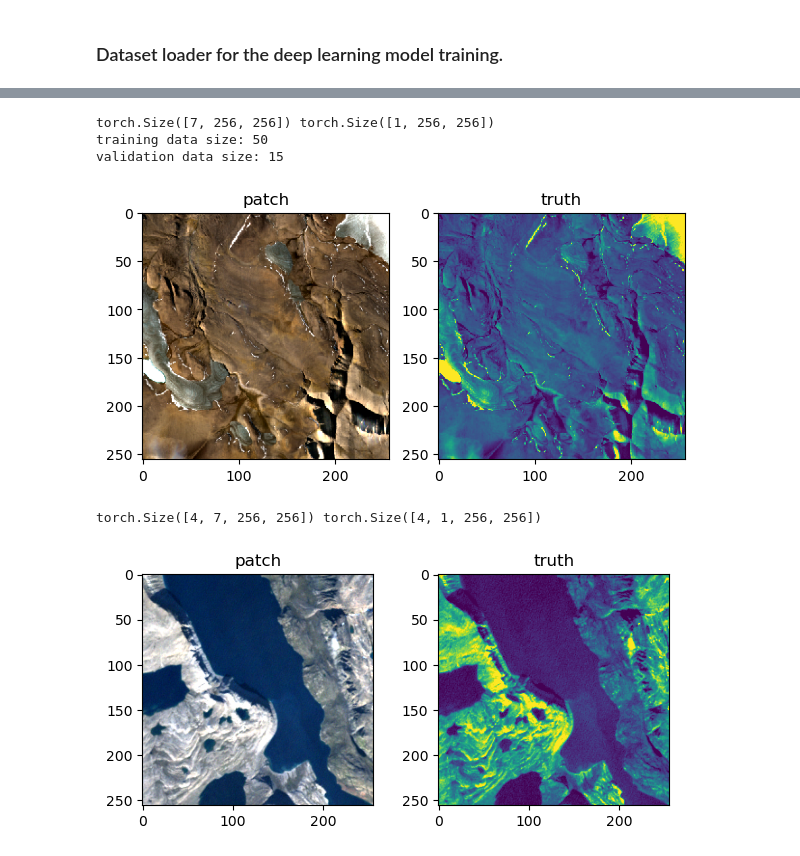
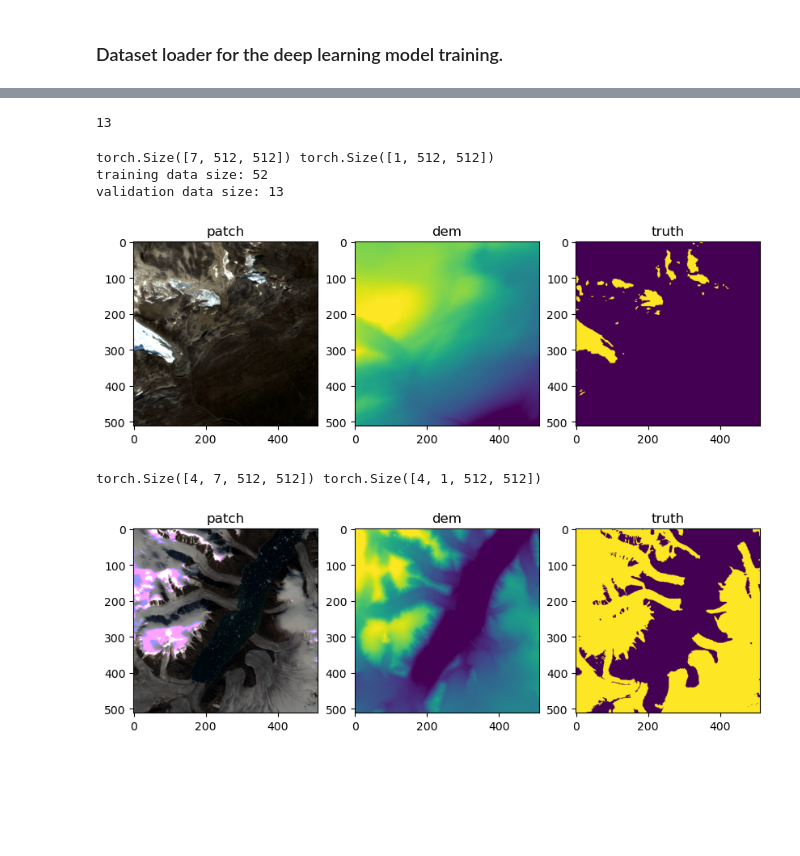
Before and after one commit to Hydrological-Observation-Group/GlaSet, a Jupyter notebook: notebooks/3_dset_loader.ipynb, the cells around one changed output, grey strips where cells are left out. Cells and saved outputs as stored; diff of their text form; code cells hidden in the pictures; blank space fills up the shorter version.

```diff
--- a/notebooks/3_dset_loader.ipynb
+++ b/notebooks/3_dset_loader.ipynb
@@ -53,3 +47,20 @@ data/scene/S2_scene_01.tif
+# %%
+paths_truth = sorted(glob.glob('data/dset/truth/*.tif'))
+random.shuffle(paths_truth, random.seed(1))  # Set a seed for reproducibility
+paths_scene = [path.replace('.tif', '.tif').replace('truth','scene') for path in paths_truth]
+paths_dem = [path.replace('.tif', '_dem.tif').replace('truth','dem') for path in paths_truth]
+## split the dataset into training and validation sets
+## validation set (13 scenes)
+paths_truth_val = paths_truth[:13]
+paths_scene_val = paths_scene[:13]
+paths_dem_val = paths_dem[:13]
+## Training set (remaining scenes)
+paths_truth_tra = paths_truth[13:]
+paths_scene_tra = paths_scene[13:]
+paths_dem_tra = paths_dem[13:]
+len(paths_scene_val)
+# %% [output]
+13
 # %%
 ## create related functions
 ## - crop scene to patches
@@ -112,62 +119,56 @@ def read_normalize(scene_arr):
 # %%
 ### - Dataset definition
 class Dataset(torch.utils.data.Dataset):
-    def __init__(self, paths_scene, paths_truth, paths_dem=None, use_dem=False):
+    def __init__(self, paths_scene, paths_truth, paths_dem=None):
         self.paths_scene = paths_scene
         self.paths_truth = paths_truth
         self.paths_dem = paths_dem
-        self.use_dem = use_dem
-
     def __getitem__(self, idx):
         # Load scene and truth image
         scene_path = self.paths_scene[idx]
         truth_path = self.paths_truth[idx]
-
+        ## read scene and truth images
         with rio.open(scene_path) as src:
             scene_arr = src.read().transpose((1, 2, 0))  # (H, W, C)
-
-        if self.use_dem and self.paths_dem is not None:
+        ## scene normalization
+        if 's2_scene' in scene_path: scene_arr = scene_arr / 10000  # scale to [0, 1] if needed, adjust based on your data
+        else: scene_arr = scene_arr/ 65455  # scale to [0, 1] if needed, adjust based on your data
+        with rio.open(truth_path) as truth_src:
+            truth_arr = truth_src.read(1)  # (H, W)
+        ## read dem
+        if self.paths_dem is not None:
             dem_path = self.paths_dem[idx]
             with rio.open(dem_path) as dem_src:
                 dem_arr = dem_src.read(1)  # (H, W)
             dem_arr = dem_arr[:, :, np.newaxis]  # expand to (H, W, 1)
-            scene_arr = np.concatenate([scene_arr, dem_arr], axis=-1)  # (H, W, C+1)
-
-        with rio.open(truth_path) as truth_src:
-            truth_arr = truth_src.read(1)  # (H, W)
-
-        ## Pre-processing
-        scene_arr = read_normalize(scene_arr)  # normalization
-        scene_arr = scene_arr.astype(np.float32).transpose((2, 0, 1))  # (C, H, W)
-        patch, truth = crop(size=(256, 256))(scene_arr, truth_arr)  # crop
+            ## dem normalization
+            dem_arr = dem_arr / 8848  # scale to [0, 1] if needed, adjust based on your data
+        scene_arr = np.concatenate([scene_arr, dem_arr], axis=-1)  # (H, W, C+1)
+        scene_arr = scene_arr.astype(np.float32).transpose((2, 0, 1))
+        patch, truth = crop(size=(512, 512))(scene_arr, truth_arr)  # crop
         truth = truth[np.newaxis, :].astype(np.float32)  # (1, H, W)
         patch = torch.from_numpy(patch).float()
         truth = torch.from_numpy(truth).float()
         return patch, truth
-
     def __len__(self):
         return len(self.paths_scene)
 # %%
 ## Create dataset instances
-#use dem
-tra_data = Dataset(paths_scene=paths_scene_tra, paths_truth=paths_scene_tra, paths_dem=paths_tra_dem, use_dem=True)
-val_data = Dataset(paths_scene=paths_scene_val, paths_truth=paths_scene_val, paths_dem=paths_val_dem,use_dem=True)
-
-# #Do not use DEM
-# tra_data = Dataset(paths_scene=paths_scene_tra, paths_truth=paths_scene_tra, paths_dem=paths_tra_dem, use_dem=False)
-# val_data = Dataset(paths_scene=paths_scene_val, paths_truth=paths_scene_val, paths_dem=paths_val_dem,use_dem=False)
+tra_data = Dataset(paths_scene=paths_scene_tra, paths_truth=paths_truth_tra, paths_dem=paths_dem_tra)
+val_data = Dataset(paths_scene=paths_scene_val, paths_truth=paths_truth_val, paths_dem=paths_dem_val)
 # %%
 patch, truth = tra_data[0]
+scene, dem = patch[:-1], patch[-1]  # last channel is dem
 print(patch.shape, truth.shape)
 print('training data size:',len(tra_data))
 print('validation data size:', len(val_data))
-imsShow([patch.numpy().transpose((1, 2, 0)), truth[0].numpy()],
-                        img_name_list=['patch', 'truth'], figsize=(7, 4))
+imsShow([scene.numpy().transpose((1, 2, 0)), dem.numpy(), truth[0].numpy()],
+              clip_list=[2,2,2], img_name_list=['patch','dem','truth'], figsize=(10, 3))
 # %% [output]
-torch.Size([7, 256, 256]) torch.Size([1, 256, 256])
-training data size: 50
-validation data size: 15
+torch.Size([7, 512, 512]) torch.Size([1, 512, 512])
+training data size: 52
+validation data size: 13
-[figure, old version]
+[figure, new version]
 # %%
 ### Create DataLoader
 tra_loader = torch.utils.data.DataLoader(tra_data, batch_size=4, shuffle=True)
@@ -178,8 +179,10 @@ val_loader = torch.utils.data.DataLoader(val_data, batch_size=4)
 batch_patch, batch_truth = next(iter(tra_loader))
 print(batch_patch.shape, batch_truth.shape)
 patch_arr = batch_patch[0].numpy().transpose((1, 2, 0))
+dem_arr = batch_patch[0].numpy()[-1]
 truth_arr = batch_truth[0].numpy().squeeze()
-imsShow([patch_arr, truth_arr], img_name_list=['patch', 'truth'], figsize=(7, 3))
+imsShow([patch_arr, dem_arr, truth_arr], img_name_list=['patch', 'dem', 'truth'],
+                     clip_list=[2,2,2], figsize=(10, 3))
 # %% [output]
-torch.Size([4, 7, 256, 256]) torch.Size([4, 1, 256, 256])
+torch.Size([4, 7, 512, 512]) torch.Size([4, 1, 512, 512])
-[figure, old version]
+[figure, new version]
```
Also changed, not shown: parts of 3 cells of this notebook, 13 other files.
